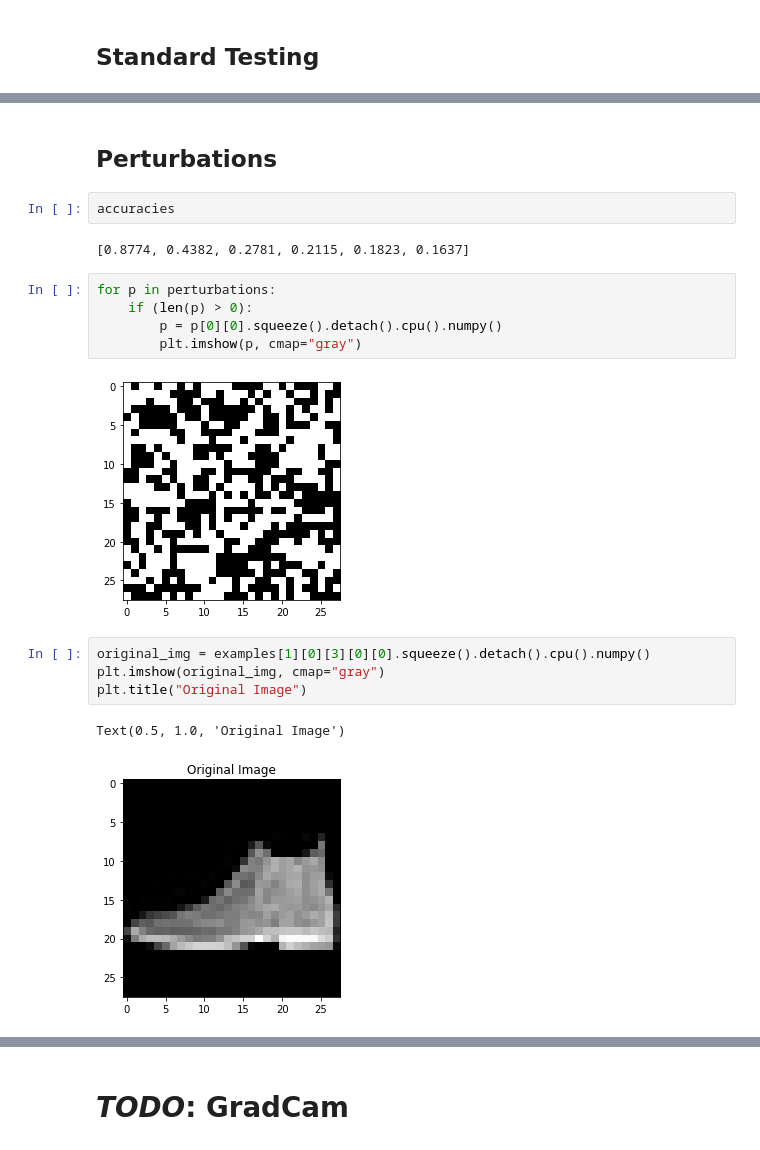
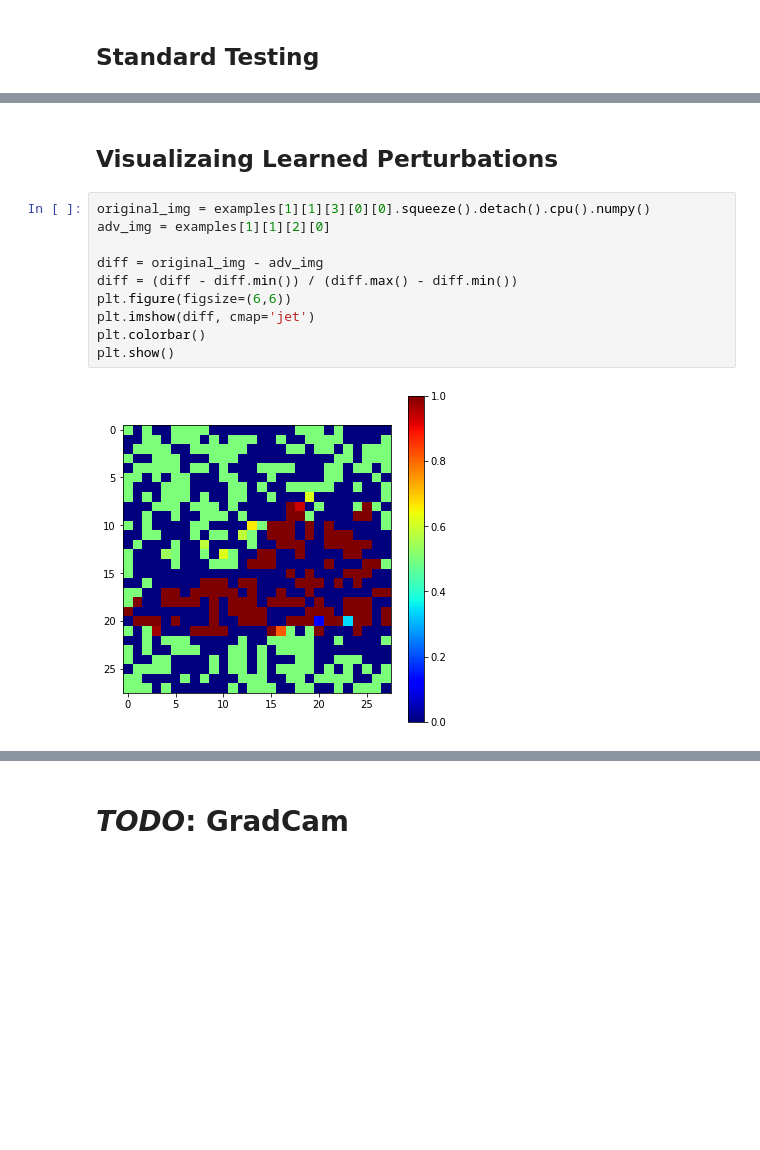
Before and after one commit to Ivanrs297/machine-learning-projects, a Jupyter notebook: deep-learning/robust-transfer/main.ipynb, the cells around one changed output, grey strips where cells are left out. Cells and saved outputs as stored; diff of their text form; blank space fills up the shorter version.

```diff
--- a/deep-learning/robust-transfer/main.ipynb
+++ b/deep-learning/robust-transfer/main.ipynb
@@ -130,23 +133,17 @@ Epsilon: 0.25   Test Accuracy = 1637 / 10000 = 0.1637
 # %% [markdown]
-## Perturbations
+## Visualizaing Learned Perturbations
-# %%
-accuracies
-# %% [output]
-[0.8774, 0.4382, 0.2781, 0.2115, 0.1823, 0.1637]
-# %%
-for p in perturbations:
-    if (len(p) > 0):
-        p = p[0][0].squeeze().detach().cpu().numpy()
-        plt.imshow(p, cmap="gray")
-# %% [output]
-[figure, removed]
 # %%
-original_img = examples[1][0][3][0][0].squeeze().detach().cpu().numpy()
-plt.imshow(original_img, cmap="gray")
-plt.title("Original Image")
+original_img = examples[1][1][3][0][0].squeeze().detach().cpu().numpy()
+adv_img = examples[1][1][2][0]
+
+diff = original_img - adv_img
+diff = (diff - diff.min()) / (diff.max() - diff.min())
+plt.figure(figsize=(6,6))
+plt.imshow(diff, cmap='jet')
+plt.colorbar()
+plt.show()
 # %% [output]
-Text(0.5, 1.0, 'Original Image')
-[figure, old version]
+[figure, new version]
 # %%
 for e, e_value in enumerate(epsilons):
     if e == 0: continue
```
Also changed, not shown: parts of 33 cells of this notebook, 3 other files.
